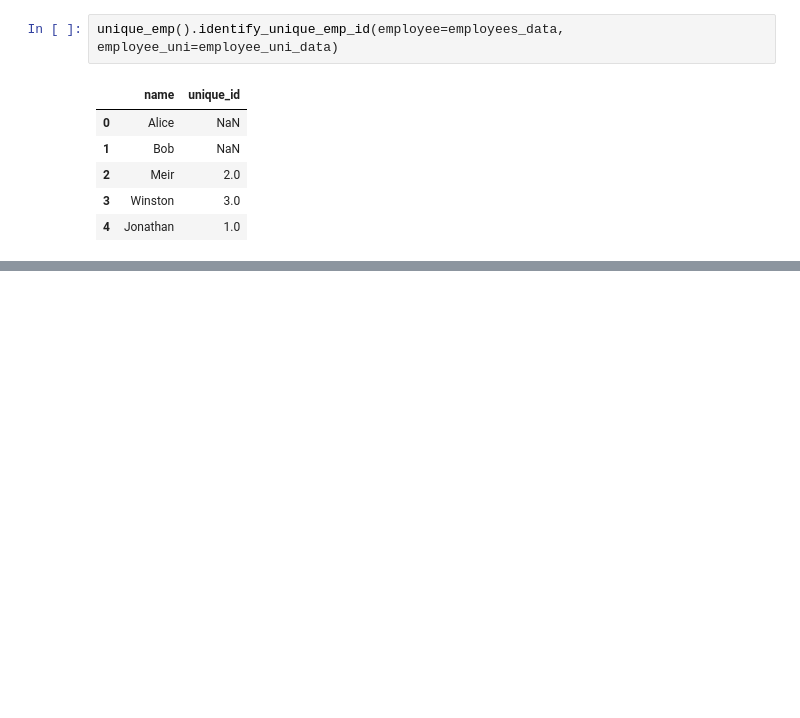
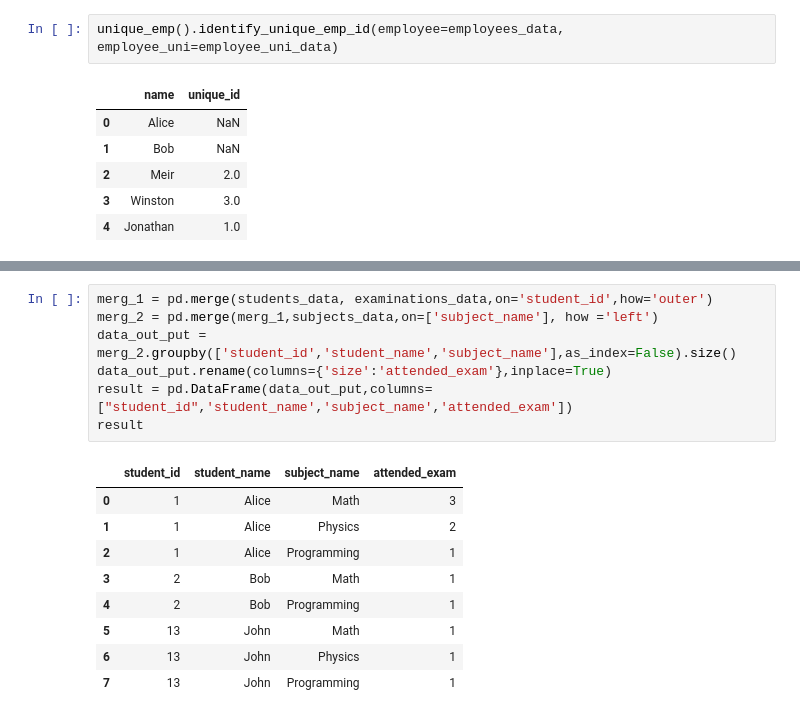
Before and after one commit to ake369/python_tutorial, a Jupyter notebook: notebooks/python_challenges.ipynb, the cells around one changed output, grey strips where cells are left out. Saved outputs shown, nothing was run; the diff lists cells and outputs as text; blank space fills up the shorter version.

```diff
--- a/notebooks/python_challenges.ipynb
+++ b/notebooks/python_challenges.ipynb
@@ -1467,0 +1489,17 @@ data_un
+# %%
+merg_1 = pd.merge(students_data, examinations_data,on='student_id',how='outer')
+merg_2 = pd.merge(merg_1,subjects_data,on=['subject_name'], how ='left')
+data_out_put = merg_2.groupby(['student_id','student_name','subject_name'],as_index=False).size()
+data_out_put.rename(columns={'size':'attended_exam'},inplace=True)
+result = pd.DataFrame(data_out_put,columns=["student_id",'student_name','subject_name','attended_exam'])
+result
+# %% [output]
+|  | student_id | student_name | subject_name | attended_exam |
+| 0 | 1 | Alice | Math | 3 |
+| 1 | 1 | Alice | Physics | 2 |
+| 2 | 1 | Alice | Programming | 1 |
+| 3 | 2 | Bob | Math | 1 |
+| 4 | 2 | Bob | Programming | 1 |
+| 5 | 13 | John | Math | 1 |
+| 6 | 13 | John | Physics | 1 |
+| 7 | 13 | John | Programming | 1 |
```
Also changed, not shown: parts of 4 cells of this notebook.
